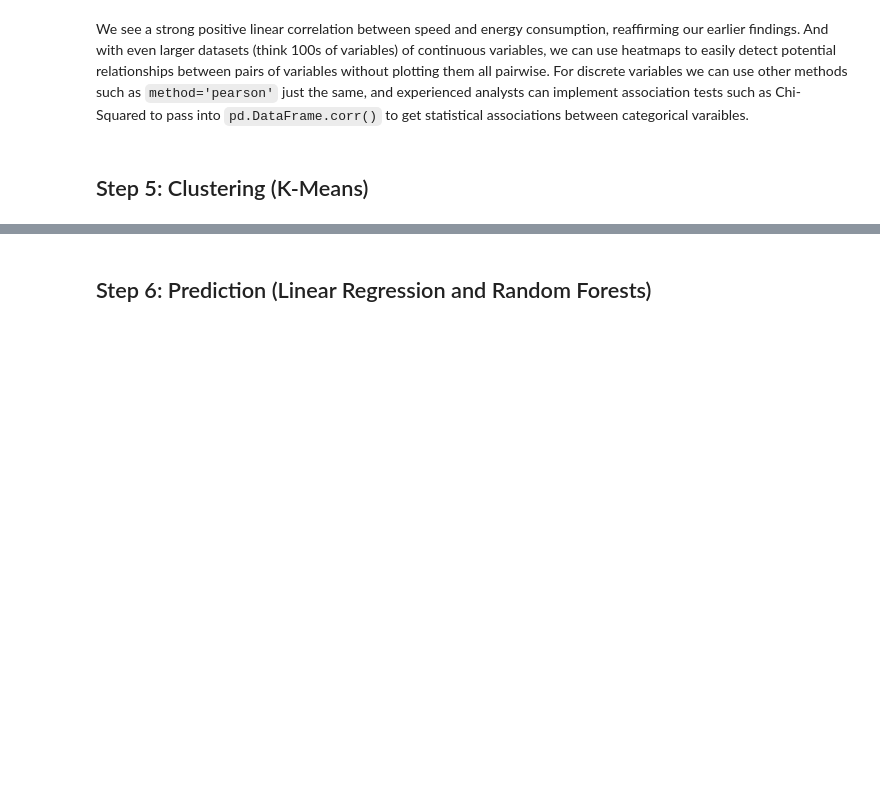
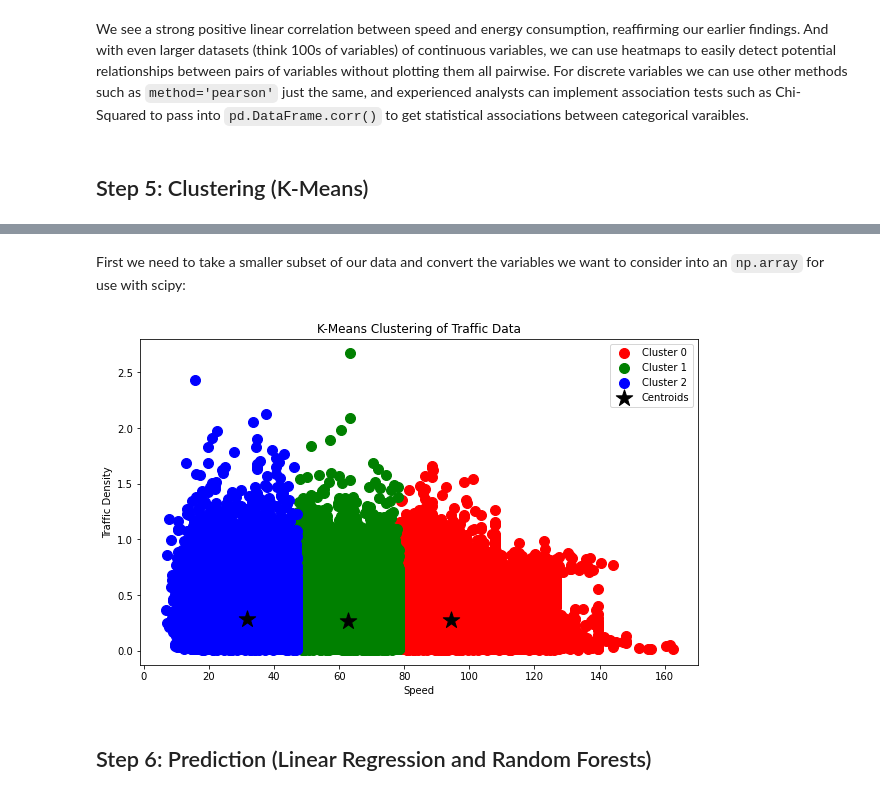
Before and after one commit to georgelord0/data-science-workshop, a Jupyter notebook: exploratory-data-analysis.ipynb, the cells around one changed output, grey strips where cells are left out. Cells and saved outputs as stored; diff of their text form; code cells hidden in the pictures; blank space fills up the shorter version.

Commit message:
First draft of part 5 (clustering)

```diff
--- a/exploratory-data-analysis.ipynb
+++ b/exploratory-data-analysis.ipynb
@@ -337,0 +344,2 @@ We see a strong positive linear correlation between speed and energy consumption
+# %% [markdown]
+First we need to take a smaller subset of our data and convert the variables we want to consider into an `np.array` for use with scipy:
@@ -338,2 +348,38 @@ We see a strong positive linear correlation between speed and energy consumption
+# %%
+#Take a random sample of 100k rows in our data:
+traffic_df_100k = traffic_df.sample(100000)
+# %%
+data_points = traffic_df_100k[['Speed', 'Traffic Density']].values
+
+# Number of clusters
+num_clusters = 3
+
+# Performing k-means clustering
+centroids, distortion = kmeans(data_points, num_clusters)
+
+# Assigning each sample to a cluster
+cluster_labels, _ = vq(data_points, centroids)
+
+# Adding the cluster labels to your DataFrame
+traffic_df_100k['Cluster'] = cluster_labels
+
+plt.figure(figsize=(10, 6))
+colors = ['r', 'g', 'b', 'y', 'c', 'm']
+
+for i in range(num_clusters):
+    # Select data points that belong to the current cluster
+    cluster_points = traffic_df_100k[traffic_df_100k['Cluster'] == i]
+    plt.scatter(cluster_points['Speed'], cluster_points['Traffic Density'], s=100, c=colors[i], label=f'Cluster {i}')
+
+# Plotting the centroids
+plt.scatter(centroids[:, 0], centroids[:, 1], s=300, c='black', marker='*', label='Centroids')
+
+plt.title('K-Means Clustering of Traffic Data')
+plt.xlabel('Speed')
+plt.ylabel('Traffic Density')
+plt.legend()
+plt.show()
+# %% [output]
+[figure, added]
 # %% [markdown]
 ## Step 6: Prediction (Linear Regression and Random Forests)
```
Also changed, not shown: parts of 2 cells of this notebook.
